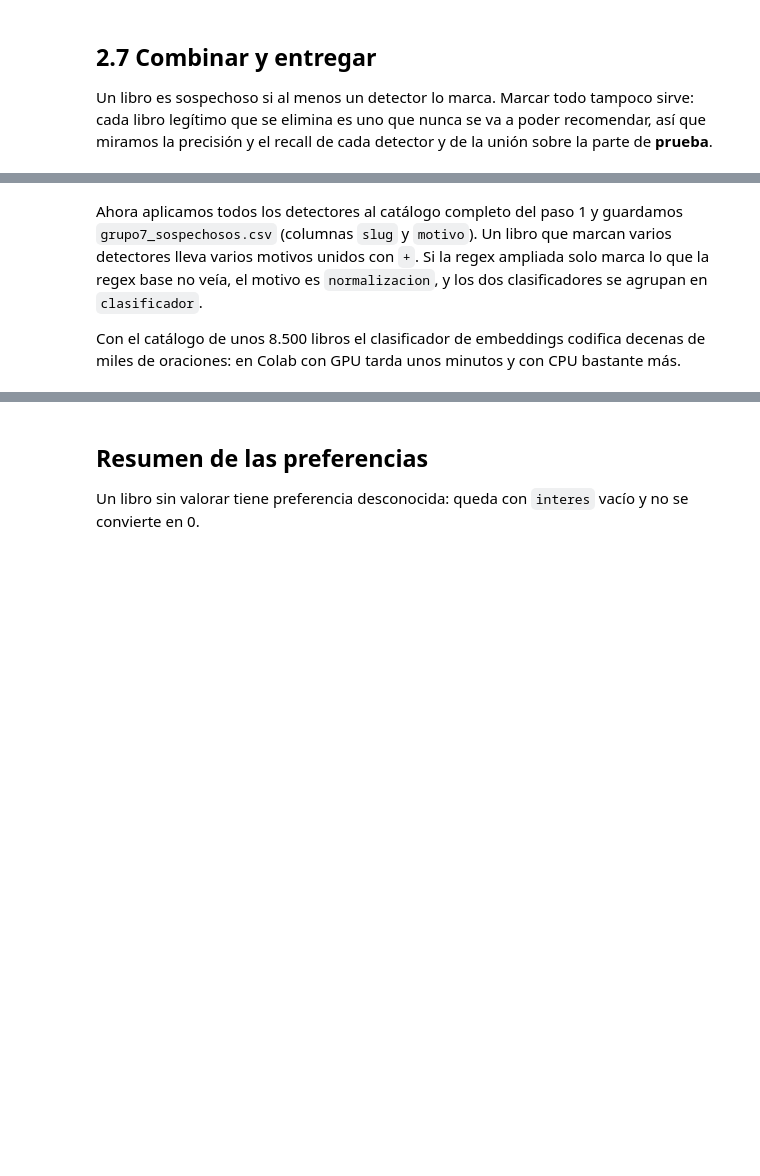
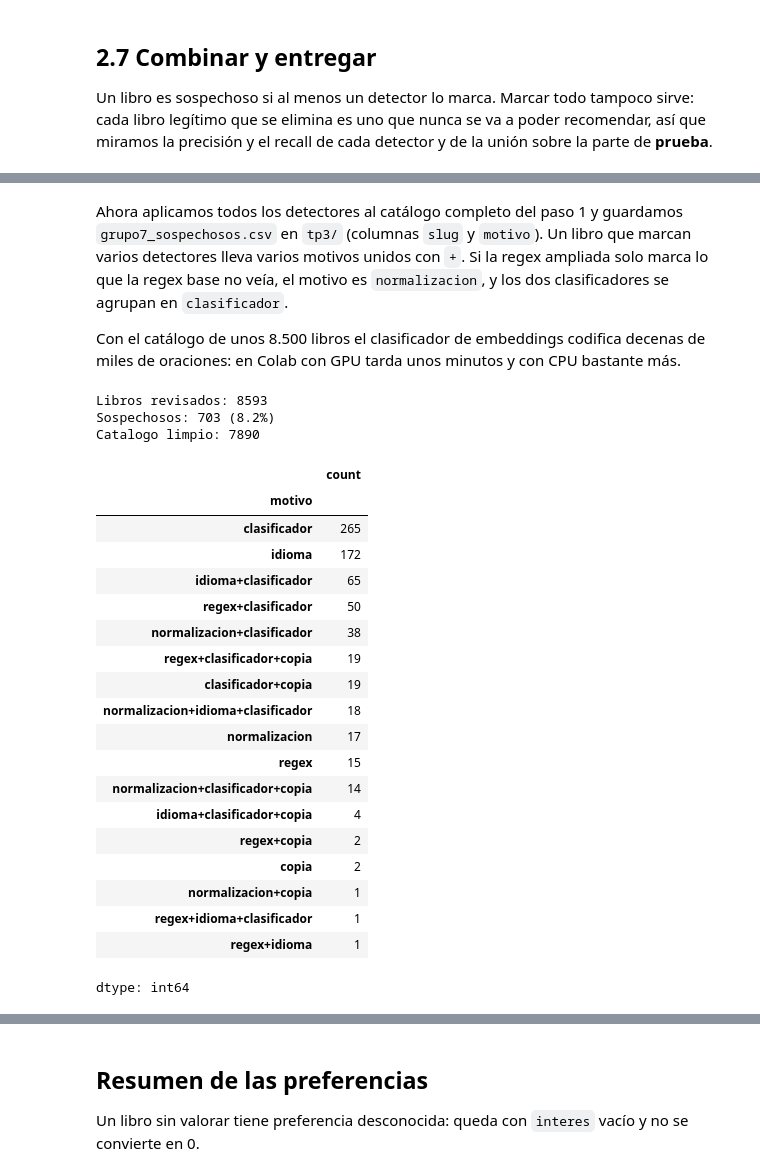
Before and after one commit to valentinocivetta04/PLN_Grupo7_Civetta_Fucci_Frank_Winter, a Jupyter notebook: tp3/TP3_Civetta_Frank_Fucci_Winter.ipynb, the cells around one changed output, grey strips where cells are left out. Drawn from its saved outputs; the diff is of its cells as text; code cells hidden in the pictures; blank space fills up the shorter version.

Commit message:
feat: completar el TP3 con el notebook ejecutado y las entregas

```diff
--- a/tp3/TP3_Civetta_Frank_Fucci_Winter.ipynb
+++ b/tp3/TP3_Civetta_Frank_Fucci_Winter.ipynb
@@ -32,6 +34,7 @@ import re
 import os
 import collections
 import unicodedata
+import json
 
 import numpy as np
 import pandas as pd
@@ -51,13 +54,16 @@ from sklearn.neighbors import NearestNeighbors
 
 DetectorFactory.seed = 0      # langdetect es aleatorio: con la semilla fija repite el resultado
 SEMILLA = 42
-RUTA = "../data/"
+RUTA = "data/"      # datos de entrada (en Colab: "/content/")
+ENTREGA = ""        # archivos de entrega: grupo7_sospechosos.csv y grupo7_preferencias.csv (en Colab: "/content/")
 # %% [markdown]
 # Paso 1. Cargar y revisar los libros
 
 Cargamos `catalogo_tp3.jsonl` y nos quedamos con `slug` (identificador), `title`, `authors` y `synopsis`. Vamos anotando cuántos libros sale cada limpieza para poder informarlo al final.
 # %%
-catalogo = pd.read_json(RUTA + "catalogo_tp3.jsonl", lines=True)
+# leemos linea por linea con json: pd.read_json fallo con este archivo en la version de pandas de Colab
+with open(RUTA + "catalogo_tp3.jsonl", encoding="utf-8") as f:
+    catalogo = pd.DataFrame([json.loads(linea) for linea in f if linea.strip()])
 libros = catalogo[["slug", "title", "authors", "synopsis"]].copy()
 
 # authors viene como lista: lo pasamos a texto ordenado para poder comparar autores
@@ -558,38 +728,62 @@ display(tabla)
 # %% [markdown]
-Ahora aplicamos todos los detectores al catálogo completo del paso 1 y guardamos `grupo7_sospechosos.csv` (columnas `slug` y `motivo`). Un libro que marcan varios detectores lleva varios motivos unidos con `+`. Si la regex ampliada solo marca lo que la regex base no veía, el motivo es `normalizacion`, y los dos clasificadores se agrupan en `clasificador`.
+Ahora aplicamos todos los detectores al catálogo completo del paso 1 y guardamos `grupo7_sospechosos.csv` en `tp3/` (columnas `slug` y `motivo`). Un libro que marcan varios detectores lleva varios motivos unidos con `+`. Si la regex ampliada solo marca lo que la regex base no veía, el motivo es `normalizacion`, y los dos clasificadores se agrupan en `clasificador`.
 
 Con el catálogo de unos 8.500 libros el clasificador de embeddings codifica decenas de miles de oraciones: en Colab con GPU tarda unos minutos y con CPU bastante más.
 # %%
 marcas = {nombre: np.asarray(fn(libros), dtype=bool) for nombre, fn in DETECTORES.items()}
 
 motivos_libro = {
     "regex": marcas["regex"],
     "normalizacion": marcas["normalizacion"] & ~marcas["regex"],
     "idioma": marcas["idioma"],
     "clasificador": marcas["clasificador_tfidf"] | marcas["clasificador_emb"],
     "copia": marcas["copia"],
 }
 
 def juntar_motivos(i):
     return "+".join(m for m, v in motivos_libro.items() if v[i])
 
 sospechoso = np.any(list(motivos_libro.values()), axis=0)
 sospechosos = pd.DataFrame({
     "slug": libros.loc[sospechoso, "slug"].values,
     "motivo": [juntar_motivos(i) for i in np.where(sospechoso)[0]]})
 
 # si ya se corrio el paso 3, el lector agrego libros con motivo revision_manual: no los perdemos
 guardar = sospechosos
-if os.path.exists(RUTA + "grupo7_sospechosos.csv"):
-    previos = pd.read_csv(RUTA + "grupo7_sospechosos.csv")
+if os.path.exists(ENTREGA + "grupo7_sospechosos.csv"):
+    previos = pd.read_csv(ENTREGA + "grupo7_sospechosos.csv")
     manuales = previos[(previos["motivo"] == "revision_manual") & ~previos["slug"].isin(sospechosos["slug"])]
     guardar = pd.concat([sospechosos, manuales], ignore_index=True)
-guardar.to_csv(RUTA + "grupo7_sospechosos.csv", index=False)
+guardar.to_csv(ENTREGA + "grupo7_sospechosos.csv", index=False)
 
 catalogo_limpio = libros[~sospechoso].reset_index(drop=True)
 catalogo_limpio.to_csv(RUTA + "catalogo_limpio.csv", index=False)
 
 print("Libros revisados:", len(libros))
 print("Sospechosos:", len(sospechosos), f"({len(sospechosos) / len(libros):.1%})")
 print("Catalogo limpio:", len(catalogo_limpio))
 display(sospechosos["motivo"].value_counts())
+# %% [output]
+Libros revisados: 8593
+Sospechosos: 703 (8.2%)
+Catalogo limpio: 7890
+|  | count |
+| motivo |  |
+| clasificador | 265 |
+| idioma | 172 |
+| idioma+clasificador | 65 |
+| regex+clasificador | 50 |
+| normalizacion+clasificador | 38 |
+| regex+clasificador+copia | 19 |
+| clasificador+copia | 19 |
+| normalizacion+idioma+clasificador | 18 |
+| normalizacion | 17 |
+| regex | 15 |
+| normalizacion+clasificador+copia | 14 |
+| idioma+clasificador+copia | 4 |
+| regex+copia | 2 |
+| copia | 2 |
+| normalizacion+copia | 1 |
+| regex+idioma+clasificador | 1 |
+| regex+idioma | 1 |
+dtype: int64
```
Also changed, not shown: parts of 51 cells of this notebook, 3 other files.
